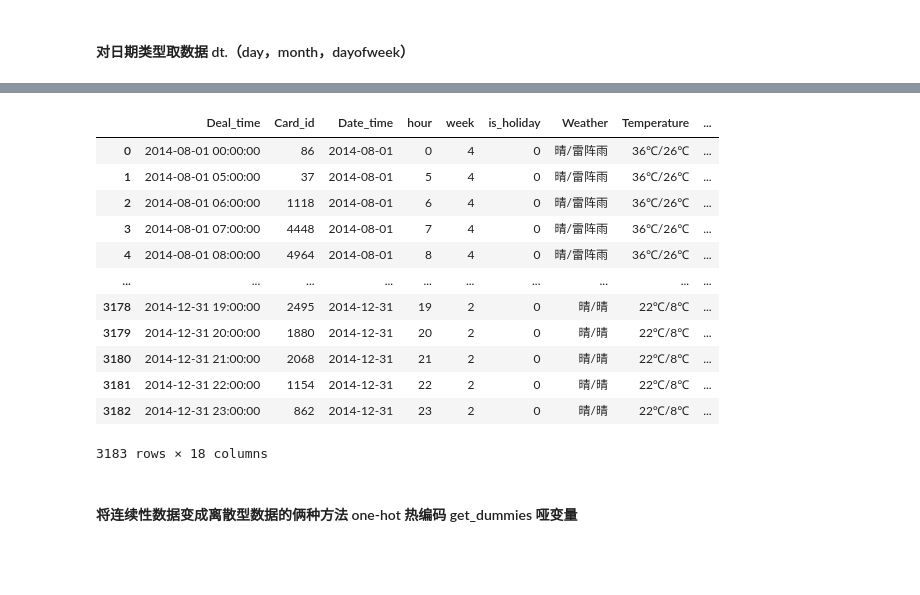
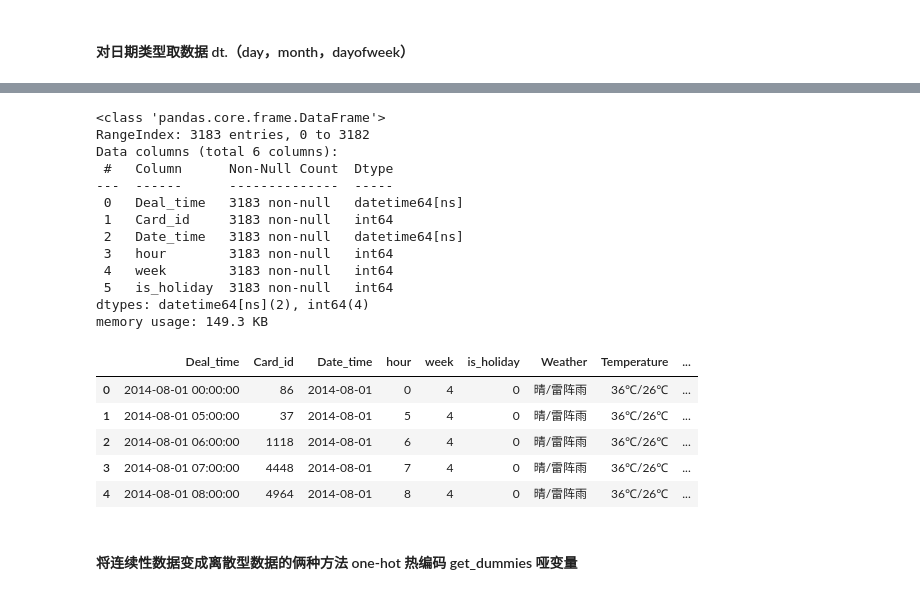
Before and after one commit to yanlingpy/Bus, a Jupyter notebook: code/bus.ipynb, the cells around one changed output, grey strips where cells are left out. Cells and saved outputs as stored; diff of their text form; code cells hidden in the pictures; blank space fills up the shorter version.

```diff
--- a/code/bus.ipynb
+++ b/code/bus.ipynb
@@ -82,3 +90,6 @@ See the caveats in the documentation: https://pandas.pydata.org/pandas-docs/stab
 | 2 | 广州 | 281 | 3f9c5fb36b3558e9bdf2b498e4b17d67 | 36f7c3edb84d90fa2427ffe60f014d38 | 广州 | 2014-08-21 14:00:00 | 普通卡 |
 | 3 | 广州 | 281 | 9810dbdd5ff325b4078a3ffcaa538574 | 875cb3e21f66347b6d1420f201fd4ca6 | 广州 | 2014-08-21 18:00:00 | 普通卡 |
 | 6 | 广州 | 281 | 67a5210e1ead8a6ab70d1b9f5bebb815 | 41b8372a9e685ab4f25eeeae7badf521 | 广州 | 2014-08-21 13:00:00 | 普通卡 |
+# %%
+line_281_data['Date_time']=line_281_data['Deal_time'].apply(get_date)
+line_281_data.head()
@@ -367,2 +966,17 @@ line_281_passengerbytime
 # %%
 line_281_passengerbytime['Date_time']=pd.to_datetime(line_281_passengerbytime['Date_time'])
+line_281_passengerbytime.info()
+# %% [output]
+<class 'pandas.core.frame.DataFrame'>
+RangeIndex: 3183 entries, 0 to 3182
+Data columns (total 6 columns):
+ #   Column      Non-Null Count  Dtype
+---  ------      --------------  -----
+ 0   Deal_time   3183 non-null   datetime64[ns]
+ 1   Card_id     3183 non-null   int64
+ 2   Date_time   3183 non-null   datetime64[ns]
+ 3   hour        3183 non-null   int64
+ 4   week        3183 non-null   int64
+ 5   is_holiday  3183 non-null   int64
+dtypes: datetime64[ns](2), int64(4)
+memory usage: 149.3 KB
@@ -369,20 +986,13 @@ line_281_passengerbytime['Date_time']=pd.to_datetime(line_281_passengerbytime['D
 # %%
 feature_target_data = pd.merge(line_281_passengerbytime, weather_data,on='Date_time',how='left')
-feature_target_data
+feature_target_data.head()
 # %% [output]
 |  | Deal_time | Card_id | Date_time | hour | week | is_holiday | Weather | Temperature | ... |
 | 0 | 2014-08-01 00:00:00 | 86 | 2014-08-01 | 0 | 4 | 0 | 晴/雷阵雨 | 36℃/26℃ | ... |
 | 1 | 2014-08-01 05:00:00 | 37 | 2014-08-01 | 5 | 4 | 0 | 晴/雷阵雨 | 36℃/26℃ | ... |
 | 2 | 2014-08-01 06:00:00 | 1118 | 2014-08-01 | 6 | 4 | 0 | 晴/雷阵雨 | 36℃/26℃ | ... |
 | 3 | 2014-08-01 07:00:00 | 4448 | 2014-08-01 | 7 | 4 | 0 | 晴/雷阵雨 | 36℃/26℃ | ... |
 | 4 | 2014-08-01 08:00:00 | 4964 | 2014-08-01 | 8 | 4 | 0 | 晴/雷阵雨 | 36℃/26℃ | ... |
-| ... | ... | ... | ... | ... | ... | ... | ... | ... | ... |
-| 3178 | 2014-12-31 19:00:00 | 2495 | 2014-12-31 | 19 | 2 | 0 | 晴/晴 | 22℃/8℃ | ... |
-| 3179 | 2014-12-31 20:00:00 | 1880 | 2014-12-31 | 20 | 2 | 0 | 晴/晴 | 22℃/8℃ | ... |
-| 3180 | 2014-12-31 21:00:00 | 2068 | 2014-12-31 | 21 | 2 | 0 | 晴/晴 | 22℃/8℃ | ... |
-| 3181 | 2014-12-31 22:00:00 | 1154 | 2014-12-31 | 22 | 2 | 0 | 晴/晴 | 22℃/8℃ | ... |
-| 3182 | 2014-12-31 23:00:00 | 862 | 2014-12-31 | 23 | 2 | 0 | 晴/晴 | 22℃/8℃ | ... |
-3183 rows × 18 columns
 # %% [markdown]
 ####  将连续性数据变成离散型数据的俩种方法   one-hot 热编码   get_dummies 哑变量
 # %%
```
Also changed, not shown: parts of 106 cells of this notebook.
